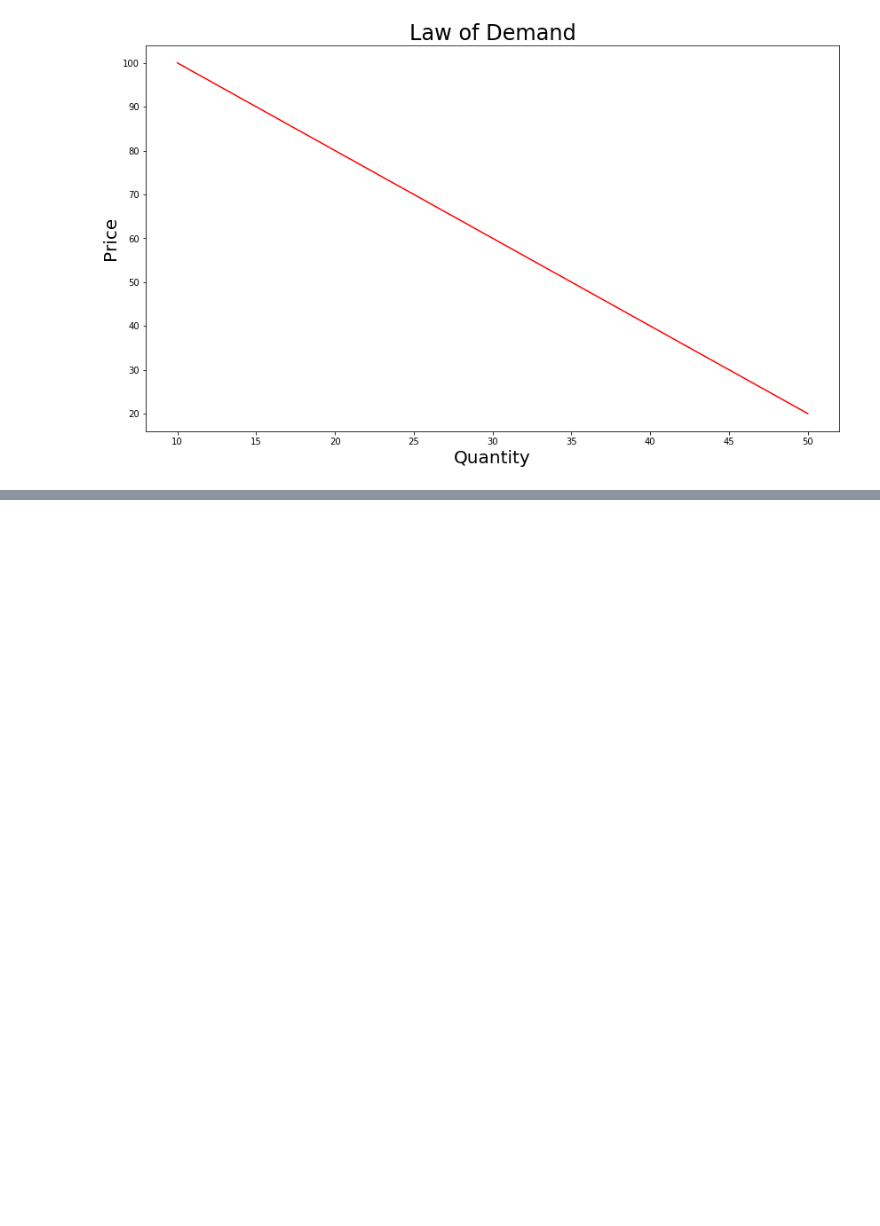
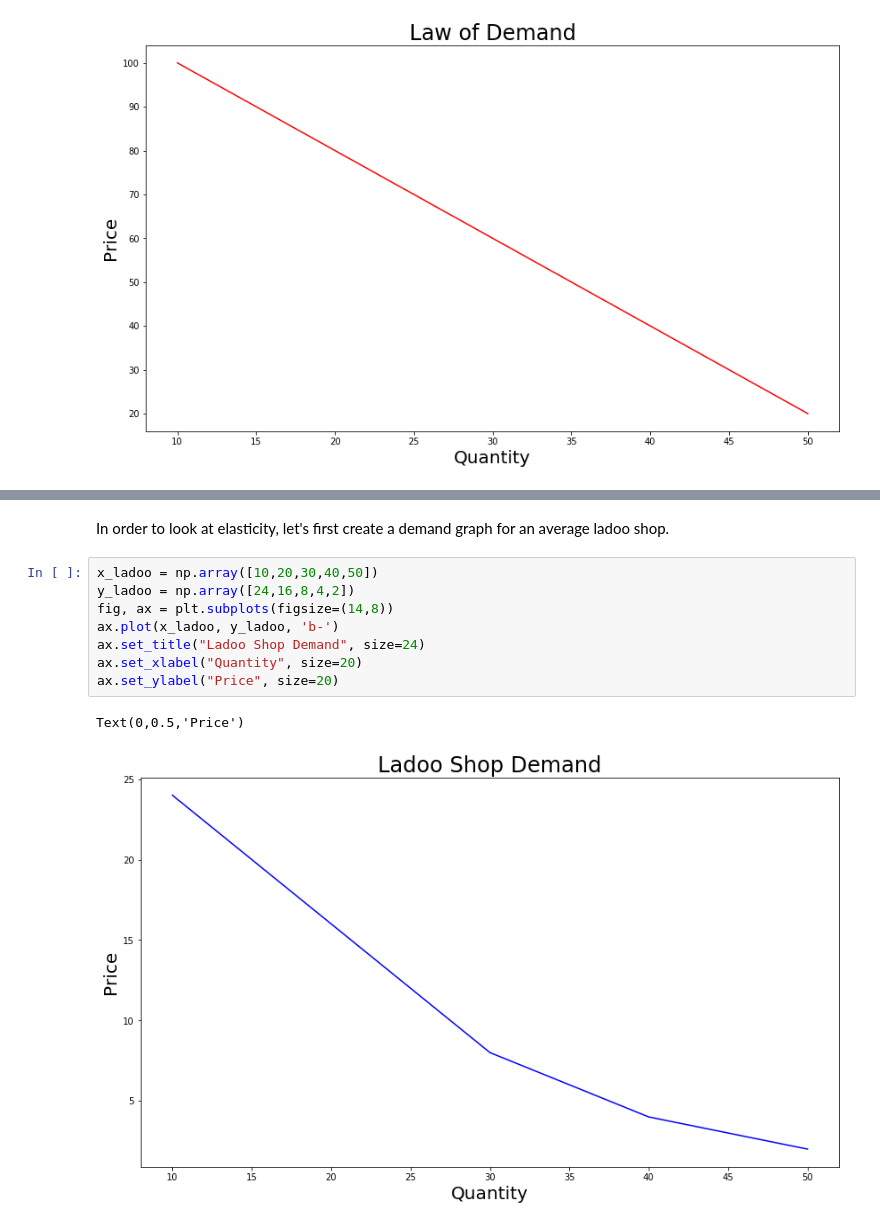
Before and after one commit to TheChanRProject/PieranDataAssistance, a Jupyter notebook: Nishant/elasticity-in-demand.ipynb, the cells around one changed output, grey strips where cells are left out. Cells and saved outputs as stored; diff of their text form; blank space fills up the shorter version.

```diff
--- a/Nishant/elasticity-in-demand.ipynb
+++ b/Nishant/elasticity-in-demand.ipynb
@@ -20,0 +31,13 @@ Text(0,0.5,'Price')
+# %% [markdown]
+In order to look at elasticity, let's first create a demand graph for an average ladoo shop.
+# %%
+x_ladoo = np.array([10,20,30,40,50])
+y_ladoo = np.array([24,16,8,4,2])
+fig, ax = plt.subplots(figsize=(14,8))
+ax.plot(x_ladoo, y_ladoo, 'b-')
+ax.set_title("Ladoo Shop Demand", size=24)
+ax.set_xlabel("Quantity", size=20)
+ax.set_ylabel("Price", size=20)
+# %% [output]
+Text(0,0.5,'Price')
+[figure, added]
```
Also changed, not shown: parts of 10 cells of this notebook.
